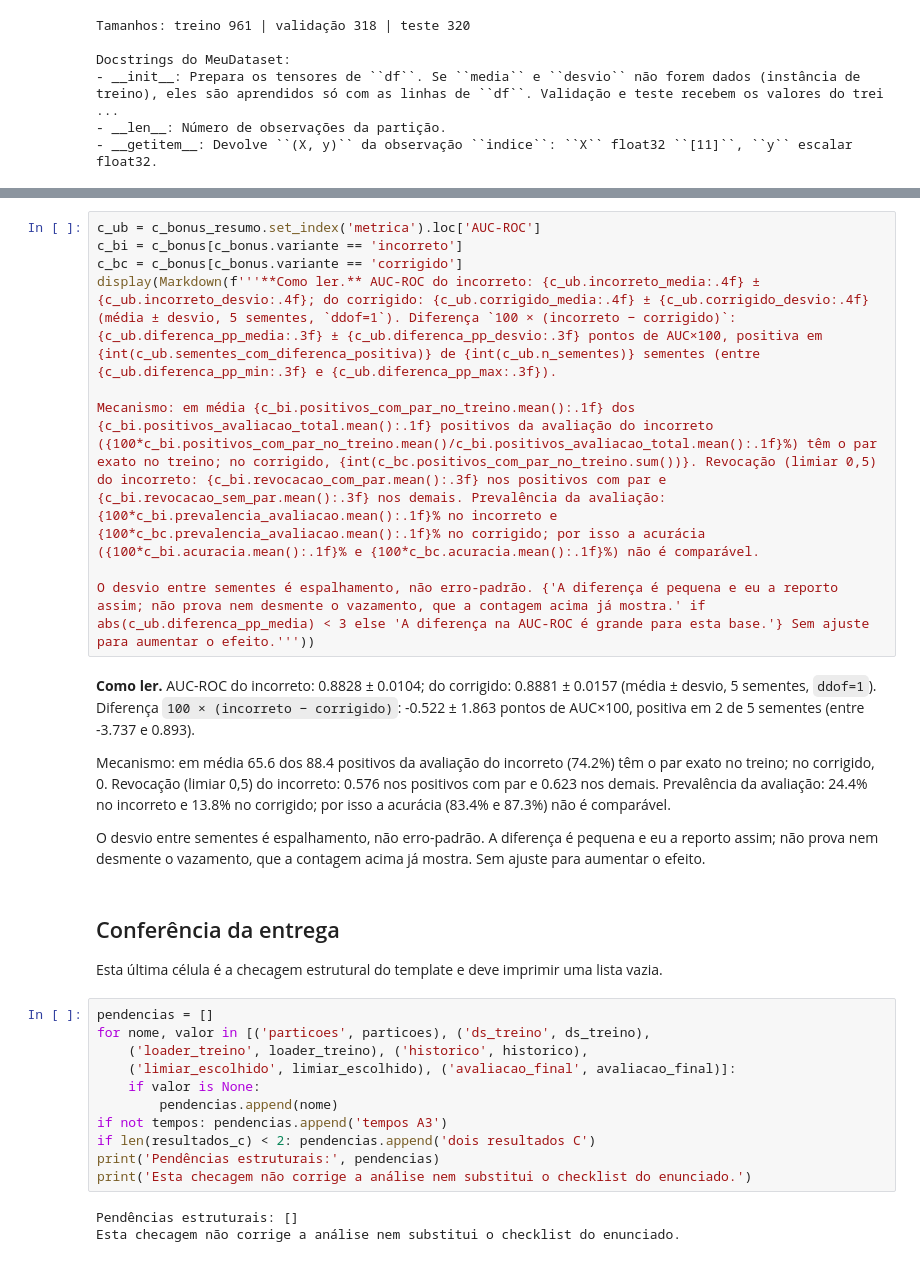
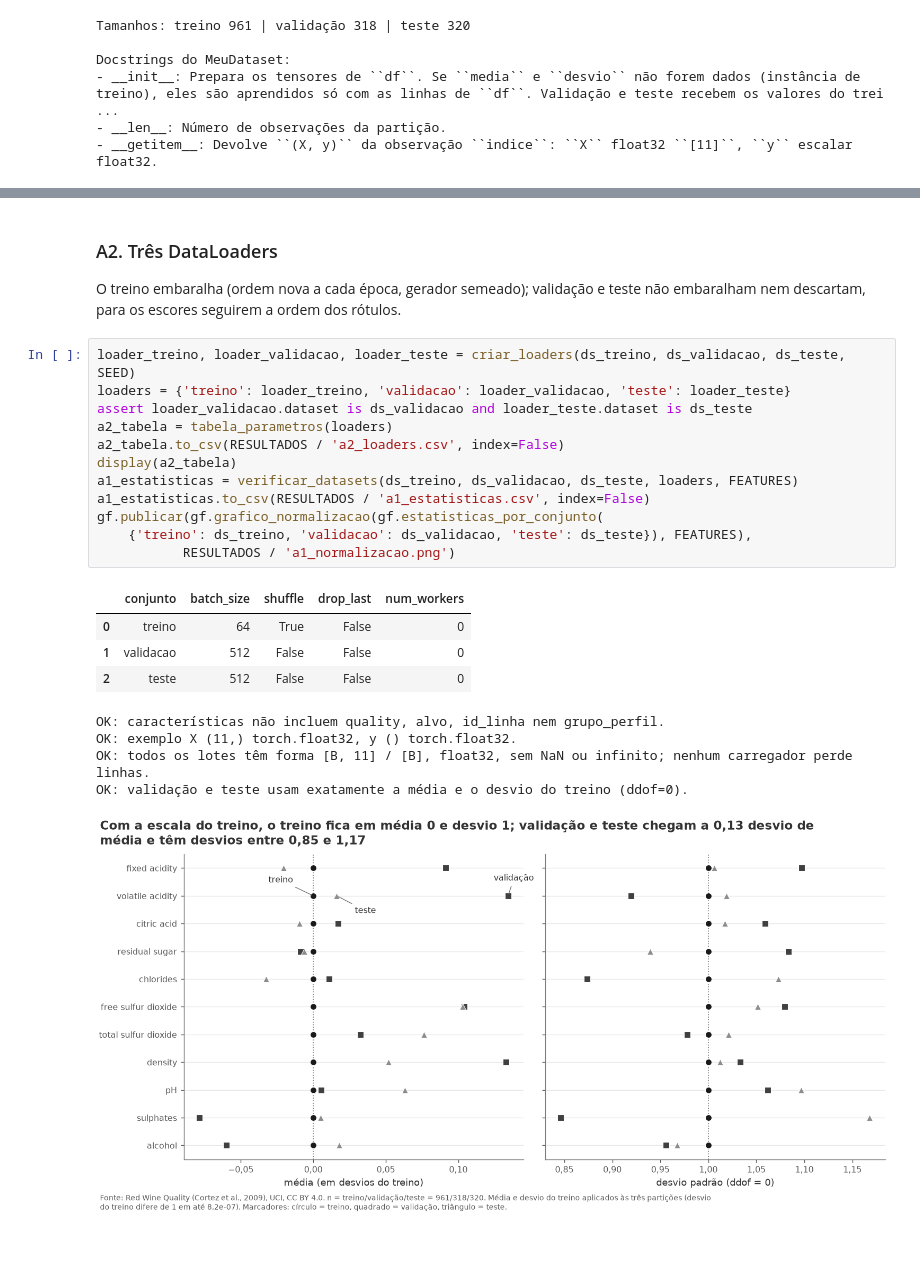
Before and after one commit to jhlr/wine, a Jupyter notebook: lab02.ipynb, the cells around one changed output, grey strips where cells are left out. Drawn from its saved outputs; the diff is of its cells as text.

```diff
--- a/lab02.ipynb
+++ b/lab02.ipynb
@@ -745,32 +189,25 @@ OK: nenhum id_linha do teste em c_bonus_dev; 10 execuções (5 sementes × 2 var
-# %%
-c_ub = c_bonus_resumo.set_index('metrica').loc['AUC-ROC']
-c_bi = c_bonus[c_bonus.variante == 'incorreto']
-c_bc = c_bonus[c_bonus.variante == 'corrigido']
-display(Markdown(f'''**Como ler.** AUC-ROC do incorreto: {c_ub.incorreto_media:.4f} ± {c_ub.incorreto_desvio:.4f}; do corrigido: {c_ub.corrigido_media:.4f} ± {c_ub.corrigido_desvio:.4f} (média ± desvio, 5 sementes, `ddof=1`). Diferença `100 × (incorreto − corrigido)`: {c_ub.diferenca_pp_media:.3f} ± {c_ub.diferenca_pp_desvio:.3f} pontos de AUC×100, positiva em {int(c_ub.sementes_com_diferenca_positiva)} de {int(c_ub.n_sementes)} sementes (entre {c_ub.diferenca_pp_min:.3f} e {c_ub.diferenca_pp_max:.3f}).
-
-Mecanismo: em média {c_bi.positivos_com_par_no_treino.mean():.1f} dos {c_bi.positivos_avaliacao_total.mean():.1f} positivos da avaliação do incorreto ({100*c_bi.positivos_com_par_no_treino.mean()/c_bi.positivos_avaliacao_total.mean():.1f}%) têm o par exato no treino; no corrigido, {int(c_bc.positivos_com_par_no_treino.sum())}. Revocação (limiar 0,5) do incorreto: {c_bi.revocacao_com_par.mean():.3f} nos positivos com par e {c_bi.revocacao_sem_par.mean():.3f} nos demais. Prevalência da avaliação: {100*c_bi.prevalencia_avaliacao.mean():.1f}% no incorreto e {100*c_bc.prevalencia_avaliacao.mean():.1f}% no corrigido; por isso a acurácia ({100*c_bi.acuracia.mean():.1f}% e {100*c_bc.acuracia.mean():.1f}%) não é comparável.
-
-O desvio entre sementes é espalhamento, não erro-padrão. {'A diferença é pequena e eu a reporto assim; não prova nem desmente o vazamento, que a contagem acima já mostra.' if abs(c_ub.diferenca_pp_media) < 3 else 'A diferença na AUC-ROC é grande para esta base.'} Sem ajuste para aumentar o efeito.'''))
-# %% [output]
-**Como ler.** AUC-ROC do incorreto: 0.8828 ± 0.0104; do corrigido: 0.8881 ± 0.0157 (média ± desvio, 5 sementes, `ddof=1`). Diferença `100 × (incorreto − corrigido)`: -0.522 ± 1.863 pontos de AUC×100, positiva em 2 de 5 sementes (entre -3.737 e 0.893).
-
-Mecanismo: em média 65.6 dos 88.4 positivos da avaliação do incorreto (74.2%) têm o par exato no treino; no corrigido, 0. Revocação (limiar 0,5) do incorreto: 0.576 nos positivos com par e 0.623 nos demais. Prevalência da avaliação: 24.4% no incorreto e 13.8% no corrigido; por isso a acurácia (83.4% e 87.3%) não é comparável.
-
-O desvio entre sementes é espalhamento, não erro-padrão. A diferença é pequena e eu a reporto assim; não prova nem desmente o vazamento, que a contagem acima já mostra. Sem ajuste para aumentar o efeito.
-# %% [markdown]
-## Conferência da entrega
-Esta última célula é a checagem estrutural do template e deve imprimir uma lista vazia.
-# %%
-pendencias = []
-for nome, valor in [('particoes', particoes), ('ds_treino', ds_treino),
-    ('loader_treino', loader_treino), ('historico', historico),
-    ('limiar_escolhido', limiar_escolhido), ('avaliacao_final', avaliacao_final)]:
-    if valor is None:
-        pendencias.append(nome)
-if not tempos: pendencias.append('tempos A3')
-if len(resultados_c) < 2: pendencias.append('dois resultados C')
-print('Pendências estruturais:', pendencias)
-print('Esta checagem não corrige a análise nem substitui o checklist do enunciado.')
-# %% [output]
-Pendências estruturais: []
-Esta checagem não corrige a análise nem substitui o checklist do enunciado.
+# %% [markdown]
+### A2. Três DataLoaders
+O treino embaralha (ordem nova a cada época, gerador semeado); validação e teste não embaralham nem descartam, para os escores seguirem a ordem dos rótulos.
+# %%
+loader_treino, loader_validacao, loader_teste = criar_loaders(ds_treino, ds_validacao, ds_teste, SEED)
+loaders = {'treino': loader_treino, 'validacao': loader_validacao, 'teste': loader_teste}
+assert loader_validacao.dataset is ds_validacao and loader_teste.dataset is ds_teste
+a2_tabela = tabela_parametros(loaders)
+a2_tabela.to_csv(RESULTADOS / 'a2_loaders.csv', index=False)
+display(a2_tabela)
+a1_estatisticas = verificar_datasets(ds_treino, ds_validacao, ds_teste, loaders, FEATURES)
+a1_estatisticas.to_csv(RESULTADOS / 'a1_estatisticas.csv', index=False)
+gf.publicar(gf.grafico_normalizacao(gf.estatisticas_por_conjunto(
+    {'treino': ds_treino, 'validacao': ds_validacao, 'teste': ds_teste}), FEATURES),
+           RESULTADOS / 'a1_normalizacao.png')
+# %% [output]
+|  | conjunto | batch_size | shuffle | drop_last | num_workers |
+| 0 | treino | 64 | True | False | 0 |
+| 1 | validacao | 512 | False | False | 0 |
+| 2 | teste | 512 | False | False | 0 |
+OK: características não incluem quality, alvo, id_linha nem grupo_perfil.
+OK: exemplo X (11,) torch.float32, y () torch.float32.
+OK: todos os lotes têm forma [B, 11] / [B], float32, sem NaN ou infinito; nenhum carregador perde linhas.
+OK: validação e teste usam exatamente a média e o desvio do treino (ddof=0).
+[figure, added]
```
Also changed, not shown: parts of 86 cells of this notebook, 22 other files.
